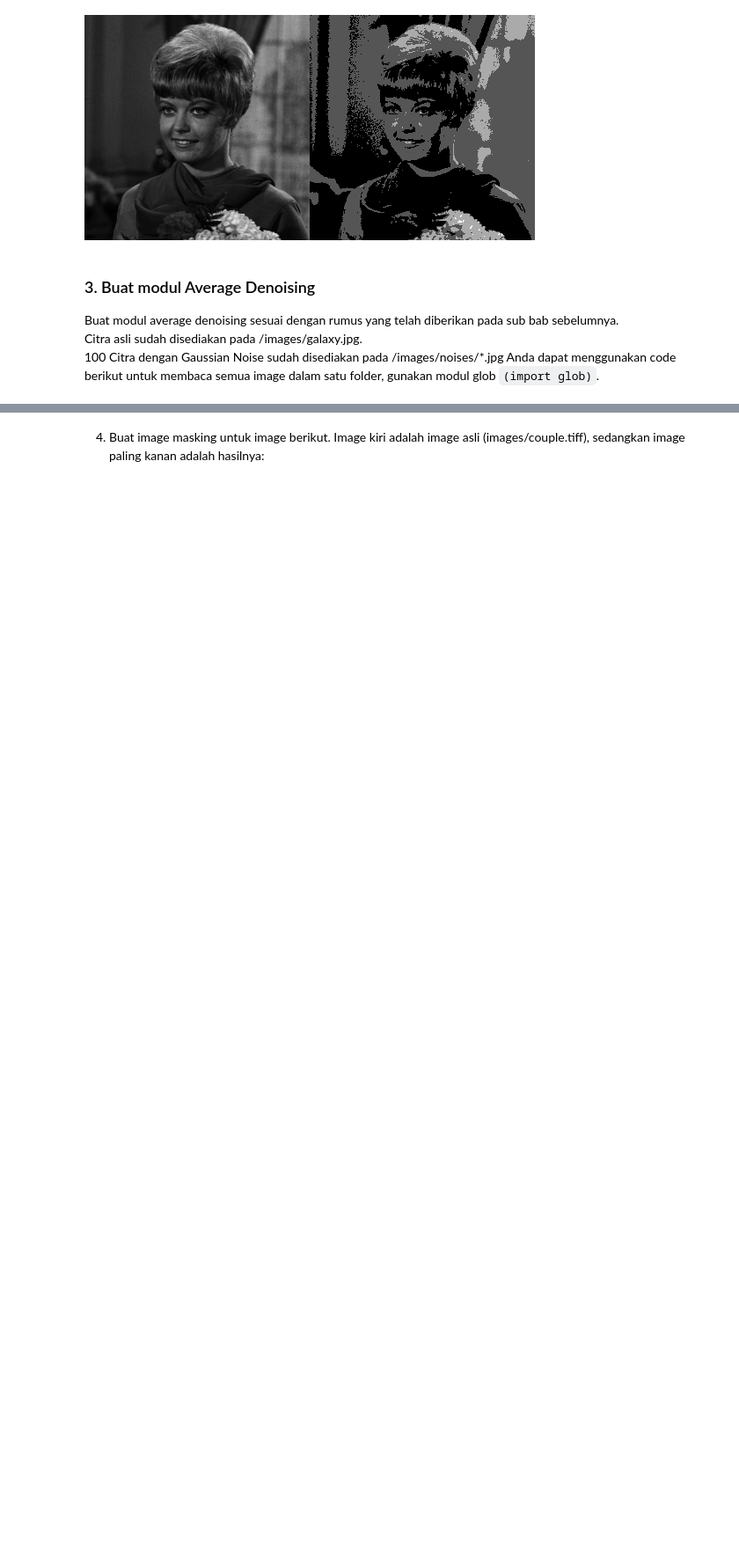
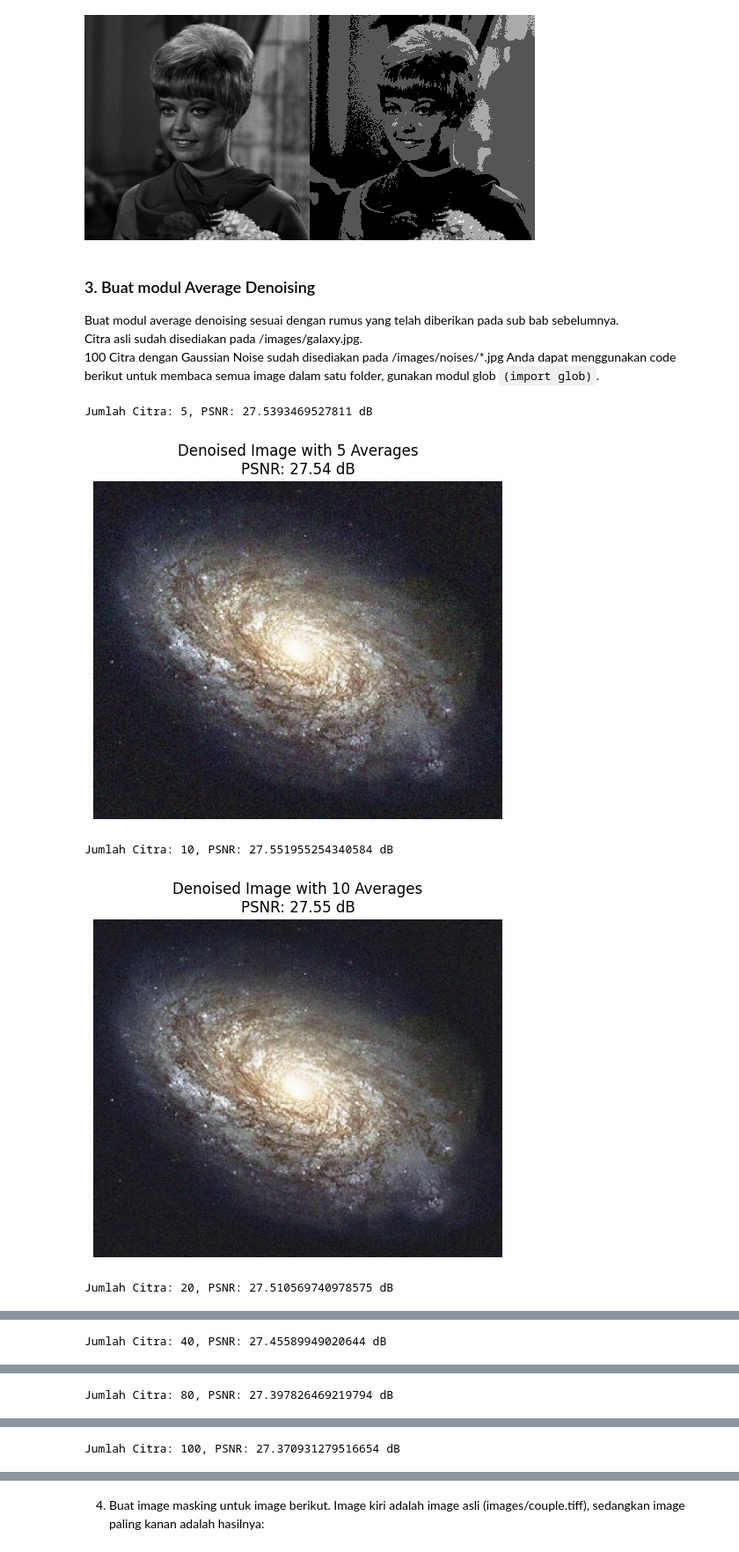
Before and after one commit to Andreagazy/PCVK-2024, a Jupyter notebook: Modul_5.ipynb, the cells around one changed output, grey strips where cells are left out. Shown at 88% size. Cells and saved outputs as stored; diff of their text form; code cells hidden in the pictures; blank space fills up the shorter version.

```diff
--- a/Modul_5.ipynb
+++ b/Modul_5.ipynb
@@ -72,3 +72,59 @@ Buat modul average denoising sesuai dengan rumus yang telah diberikan pada sub b
 Citra asli sudah disediakan pada /images/galaxy.jpg. <br>
 100 Citra dengan Gaussian Noise sudah disediakan pada /images/noises/*.jpg
 Anda dapat menggunakan code berikut untuk membaca semua image dalam satu folder, gunakan modul glob `(import glob)`.
+# %%
+
+def PSNR(img1, img2):
+    mse = np.mean((img1 - img2) ** 2)
+    if mse == 0:  # MSE of 0 means no noise, PSNR is infinite
+        return 100
+    max_pixel = 255.0
+    psnr = 20 * math.log10(max_pixel / math.sqrt(mse))
+    return psnr
+
+# Read the original image
+original_image = cv.imread('/content/drive/MyDrive/PCVK/galaxy.jpg')
+
+# Initialize a list to store noisy images
+cv_img = []
+
+# Read all noisy images from the folder
+for img in glob.glob('/content/drive/MyDrive/PCVK/noises/*.jpg'):
+    n = cv.imread(img)
+    cv_img.append(n)
+
+# Get dimensions of the first noisy image
+height, width, channels = cv_img[0].shape
+
+# List of counts for averaging
+image_counts = [5, 10, 20, 40, 80, 100]  # Specific image counts for averaging
+
+# Loop through each specified count
+for count in image_counts:
+    # Initialize sum_images with zeros for each averaging case
+    sum_images = np.zeros((height, width, channels), np.float32)
+
+    # Average the first 'count' noisy images
+    for i in range(count):
+        sum_images += cv_img[i]
+
+    # Calculate the average image
+    average_image = sum_images / count
+    average_image = np.uint8(average_image)  # Convert back to uint8 for saving
+
+    # Calculate PSNR between the original and denoised image
+    psnr_value = PSNR(original_image, average_image)
+    print(f'Jumlah Citra: {count}, PSNR: {psnr_value} dB')
+
+    # Display the denoised image
+    plt.figure(figsize=(6, 6))
+    plt.imshow(cv.cvtColor(average_image, cv.COLOR_BGR2RGB))
+    plt.title(f'Denoised Image with {count} Averages\nPSNR: {psnr_value:.2f} dB')
+    plt.axis('off')
+    plt.show()
+# %% [output]
+Jumlah Citra: 5, PSNR: 27.5393469527811 dB
+[figure, added]
+Jumlah Citra: 10, PSNR: 27.551955254340584 dB
+[figure, added]
+Jumlah Citra: 20, PSNR: 27.510569740978575 dB
@@ -74,0 +132 @@ Anda dapat menggunakan code berikut untuk membaca semua image dalam satu folder,
+Jumlah Citra: 40, PSNR: 27.45589949020644 dB
@@ -74,0 +134 @@ Anda dapat menggunakan code berikut untuk membaca semua image dalam satu folder,
+Jumlah Citra: 80, PSNR: 27.397826469219794 dB
@@ -74,0 +136 @@ Anda dapat menggunakan code berikut untuk membaca semua image dalam satu folder,
+Jumlah Citra: 100, PSNR: 27.370931279516654 dB
```
Also changed, not shown: parts of 3 cells of this notebook.
